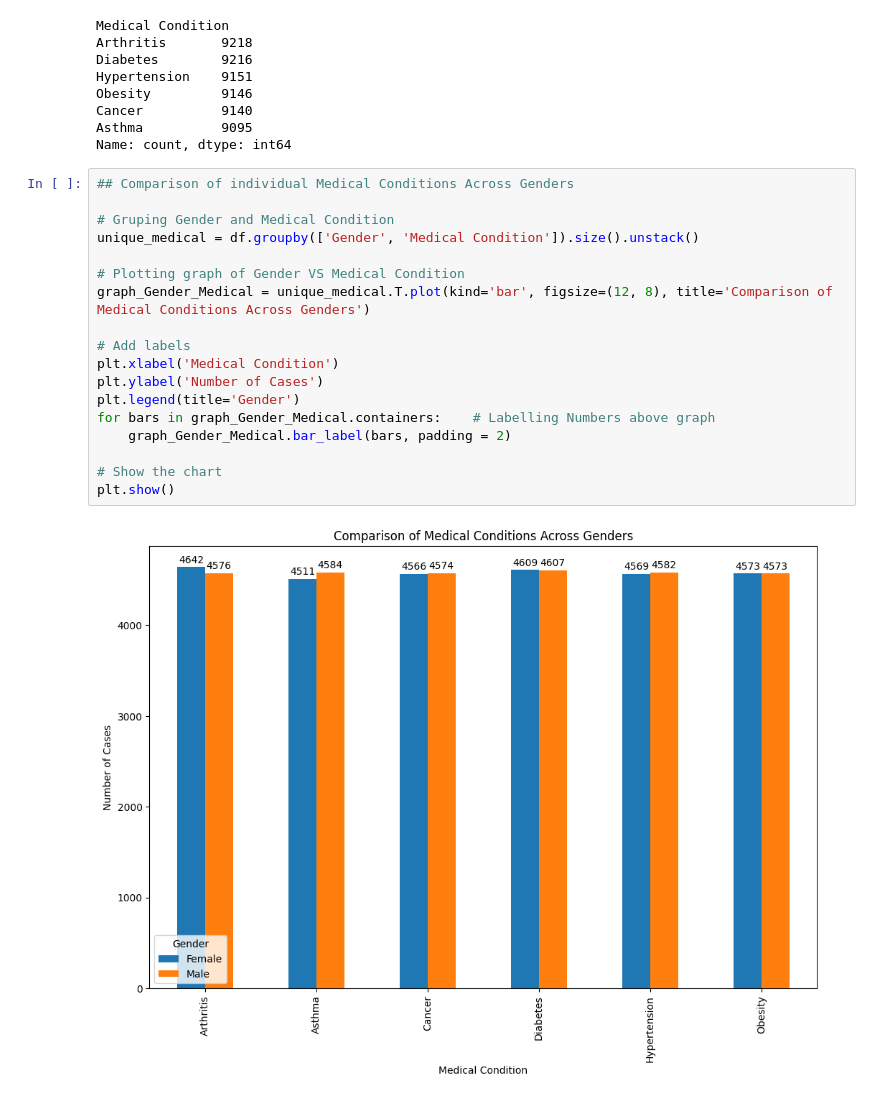
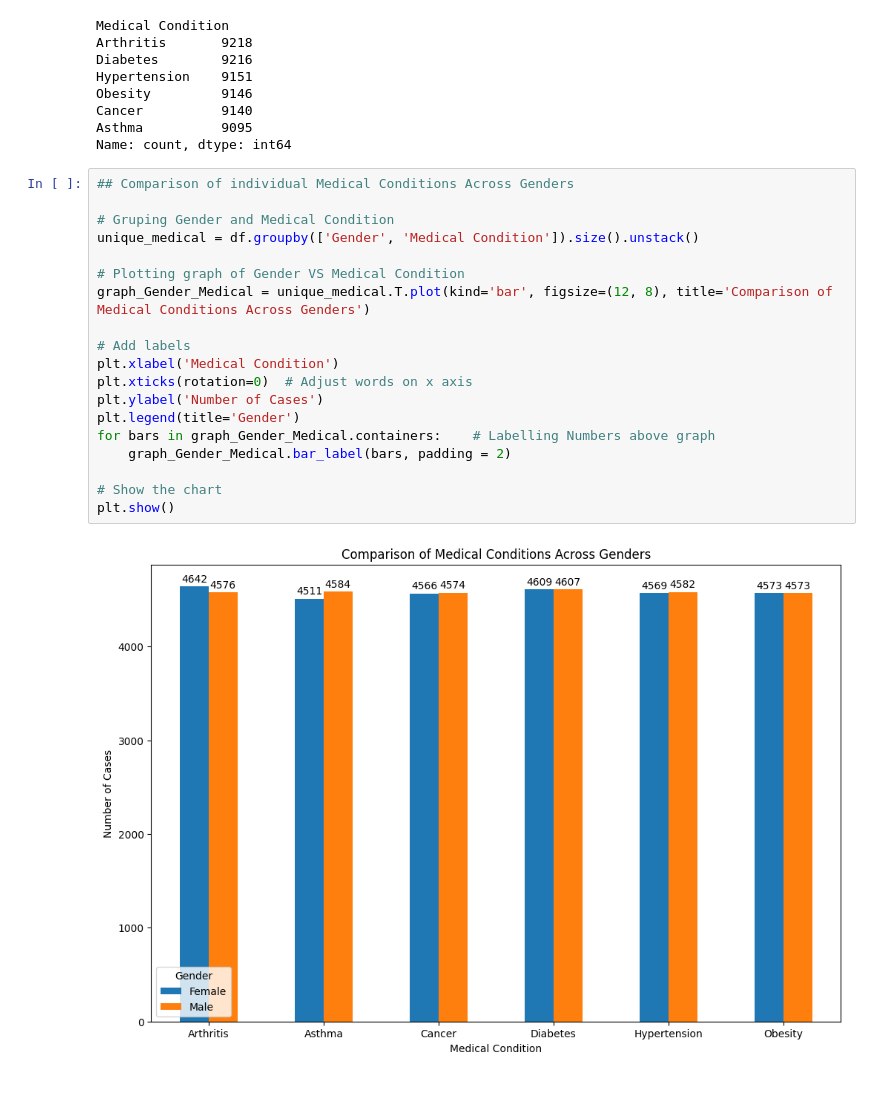
Before and after one commit to Thayallen02/MY-DAC-Curriculum, a Jupyter notebook: Internal Project/Graphs.ipynb, the cells around one changed output. Cells and saved outputs as stored; diff of their text form.

```diff
--- a/Internal Project/Graphs.ipynb
+++ b/Internal Project/Graphs.ipynb
@@ -128,23 +128,24 @@ Name: count, dtype: int64
 # %%
 ## Comparison of individual Medical Conditions Across Genders
 
 # Gruping Gender and Medical Condition
 unique_medical = df.groupby(['Gender', 'Medical Condition']).size().unstack()
 
 # Plotting graph of Gender VS Medical Condition
 graph_Gender_Medical = unique_medical.T.plot(kind='bar', figsize=(12, 8), title='Comparison of Medical Conditions Across Genders')
 
 # Add labels
 plt.xlabel('Medical Condition')
+plt.xticks(rotation=0)  # Adjust words on x axis
 plt.ylabel('Number of Cases')
 plt.legend(title='Gender')
 for bars in graph_Gender_Medical.containers:    # Labelling Numbers above graph
     graph_Gender_Medical.bar_label(bars, padding = 2)
 
 # Show the chart
 plt.show()
 # %% [output]
-[figure, old version]
+[figure, new version]
 # %%
 ## Comparison of most common medical condition for each gender
 
```
Also changed, not shown: parts of 1 cell of this notebook, 1 other file.
